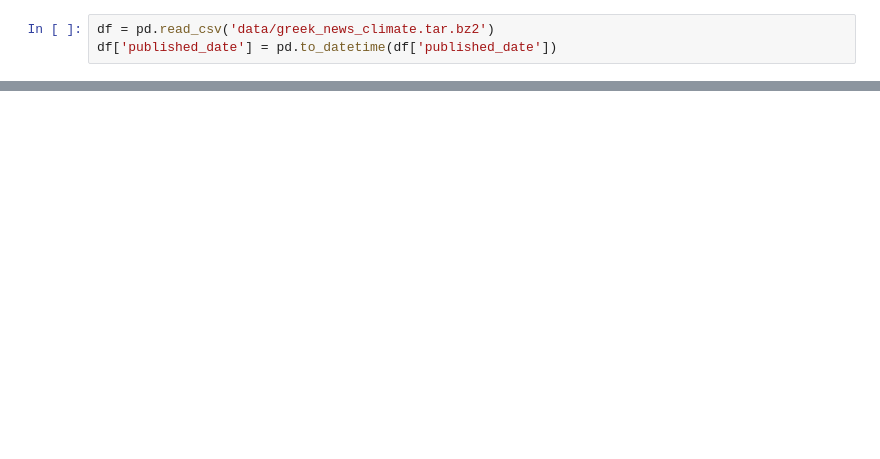
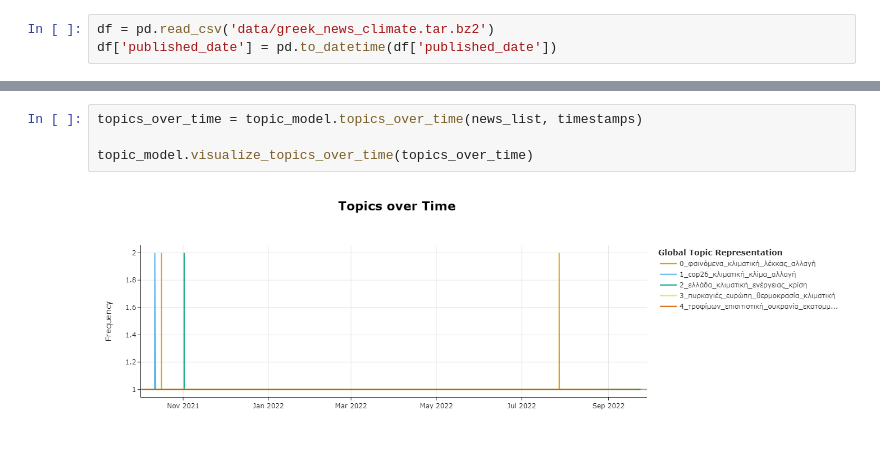
Before and after one commit to derevirn/greek-news-nlp, a Jupyter notebook: bertopic.ipynb, the cells around one changed output, grey strips where cells are left out. Drawn from its saved outputs; the diff is of its cells as text; blank space fills up the shorter version.

```diff
--- a/bertopic.ipynb
+++ b/bertopic.ipynb
@@ -22,0 +47,6 @@ False
+# %%
+topics_over_time = topic_model.topics_over_time(news_list, timestamps)
+
+topic_model.visualize_topics_over_time(topics_over_time)
+# %% [output]
+[figure, added]
```
Also changed, not shown: parts of 10 cells of this notebook, 2 other files.
